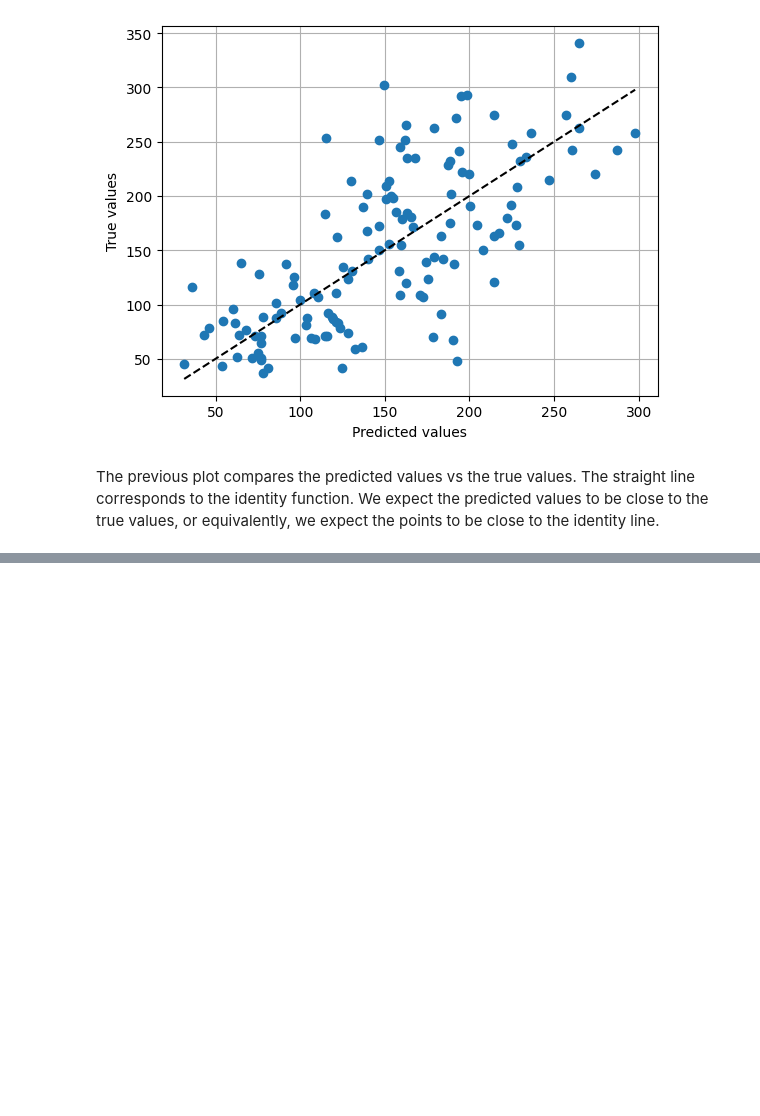
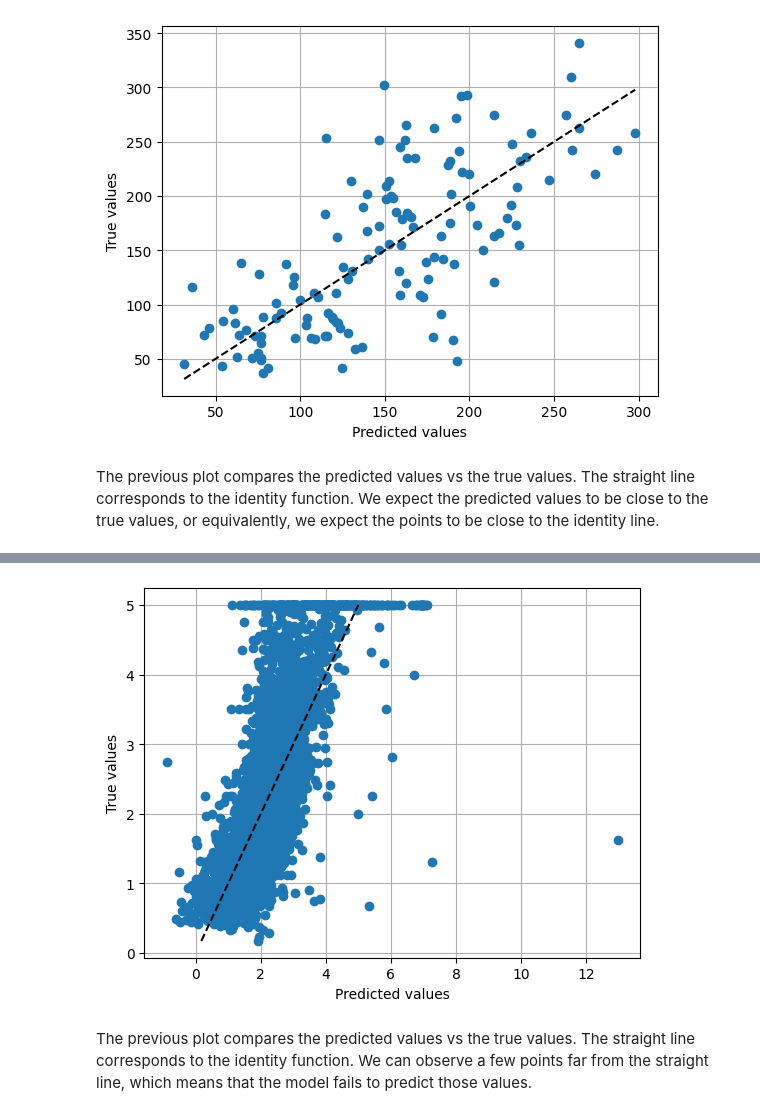
Before and after one commit to vdae2304/ML-DL, a Jupyter notebook: Regression/2. Linear regression and Scikit-learn.ipynb, the cells around one changed output, grey strips where cells are left out. Cells and saved outputs as stored; diff of their text form; code cells hidden in the pictures; blank space fills up the shorter version.

```diff
--- a/Regression/2. Linear regression and Scikit-learn.ipynb
+++ b/Regression/2. Linear regression and Scikit-learn.ipynb
@@ -282,0 +457,9 @@ The previous plot compares the predicted values vs the true values. The straight
+# %%
+from sklearn.linear_model import LinearRegression
+
+model = LinearRegression().fit(X_train, y_train)
+params = pd.Series(model.coef_, index=model.feature_names_in_)
+params["intercept"] = model.intercept_
+
+print("Fitted parameters:")
+print(params)
@@ -282,0 +480,12 @@ The previous plot compares the predicted values vs the true values. The straight
+# %%
+from sklearn.metrics import mean_squared_error, r2_score
+
+y_pred = model.predict(X_test)
+mse = mean_squared_error(y_test, y_pred)
+print("Mean squared error:", mse)
+
+rmse = np.sqrt(mse)
+print("Root mean squared error:", rmse)
+
+r2 = r2_score(y_test, y_pred)
+print("Coefficient of determination:", r2)
@@ -282,0 +500,12 @@ The previous plot compares the predicted values vs the true values. The straight
+# %%
+plt.figure()
+plt.xlabel("Predicted values")
+plt.ylabel("True values")
+plt.plot(y_pred, y_test, "o")
+plt.plot([y_test.min(), y_test.max()], [y_test.min(), y_test.max()], "k--")
+plt.grid()
+plt.show()
+# %% [output]
+[figure, added]
+# %% [markdown]
+The previous plot compares the predicted values vs the true values. The straight line corresponds to the identity function. We can observe a few points far from the straight line, which means that the model fails to predict those values.
```
Also changed, not shown: parts of 31 cells of this notebook.
